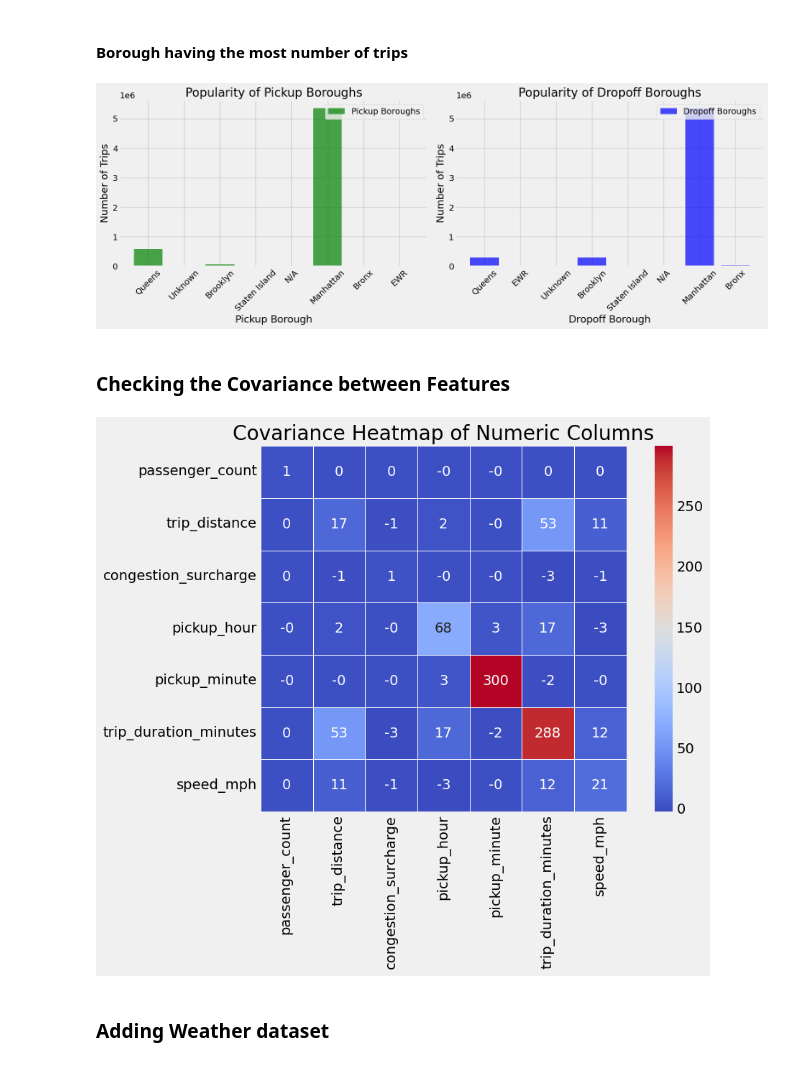
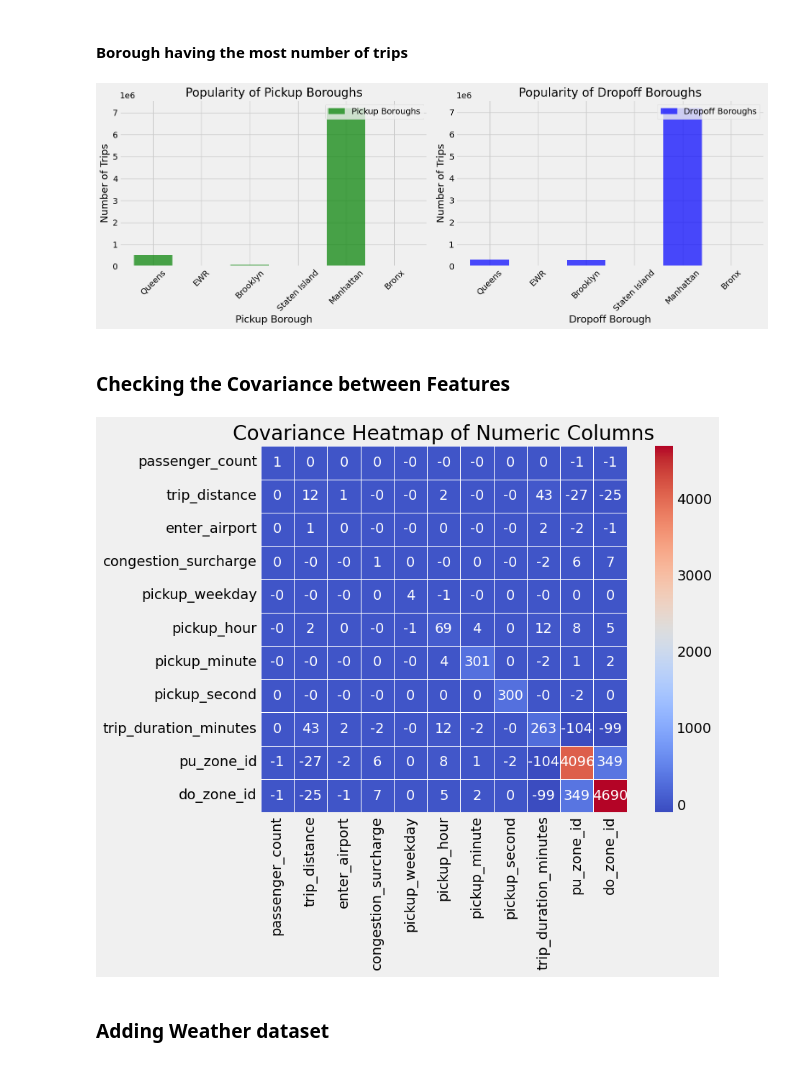
Before and after one commit to nhhongan/nyc_yellow_taxi_eta, a Jupyter notebook: notebook/eda_processing.ipynb, the cells around one changed output. Drawn from its saved outputs; the diff is of its cells as text; code cells hidden in the pictures.

```diff
--- a/notebook/eda_modelling_eta.ipynb
+++ b/notebook/eda_processing.ipynb
@@ -321,11 +331,11 @@ df = df.withColumn(
     "pickup_week_hour", F.col("pickup_weekday") * 24 + F.col("pickup_hour")  # 0 (Sunday midnight) to 167 (Saturday 11:00 PM)
 )
 
-df = df.withColumn(
-    "pickup_time",
-    F.concat(
-        F.lpad(F.col("pickup_hour"), 2, "0"), F.lit(":"),
-        F.lpad(F.col("pickup_minute"), 2, "0"), F.lit(":"),
-        F.lpad(F.col("pickup_second"), 2, "0")
-    )
-)
+# df = df.withColumn(
+#     "pickup_time",
+#     F.concat(
+#         F.lpad(F.col("pickup_hour"), 2, "0"), F.lit(":"),
+#         F.lpad(F.col("pickup_minute"), 2, "0"), F.lit(":"),
+#         F.lpad(F.col("pickup_second"), 2, "0")
+#     )
+# )
@@ -340,17 +363,17 @@ df = df.withColumn("dropoff_weekday", F.dayofweek(F.col("tpep_dropoff_datetime")
 df = df.withColumn("dropoff_month", F.month(F.col("tpep_dropoff_datetime")))
 df = df.withColumn("dropoff_day", F.day(F.col("tpep_dropoff_datetime")))
 
-df = df.withColumn(
-    "dropoff_time",
-    F.concat(
-        F.lpad(F.col("dropoff_hour"), 2, "0"), F.lit(":"),
-        F.lpad(F.col("dropoff_minute"), 2, "0"), F.lit(":"),
-        F.lpad(F.col("dropoff_second"), 2, "0")
-    )
-)
+# df = df.withColumn(
+#     "dropoff_time",
+#     F.concat(
+#         F.lpad(F.col("dropoff_hour"), 2, "0"), F.lit(":"),
+#         F.lpad(F.col("dropoff_minute"), 2, "0"), F.lit(":"),
+#         F.lpad(F.col("dropoff_second"), 2, "0")
+#     )
+# )
 
 df.select(
-    "pickup_date", "pickup_time" , "pickup_month", "pickup_day", "pickup_weekday", "pickup_hour", "pickup_minute", "pickup_second",
-    "pickup_week_hour", "dropoff_date", "dropoff_time" , "dropoff_month", "dropoff_day", "dropoff_hour", "dropoff_minute", "dropoff_second"
+    "pickup_date", "pickup_month", "pickup_day", "pickup_weekday", "pickup_hour", "pickup_minute", "pickup_second",
+    "pickup_week_hour", "dropoff_date", "dropoff_month", "dropoff_day", "dropoff_hour", "dropoff_minute", "dropoff_second"
 ).show(truncate=False)
 # %% [output]
@@ -480,3 +528,5 @@ only showing top 5 rows
+# %%
+df = df.drop("speed_mph")
 # %% [markdown]
 #### Visualize the Total trip duration throughout a day every day in July
 # %%
@@ -583,14 +656,14 @@ dropoff_borough_counts_pd = dropoff_borough_counts.toPandas()
 # %%
 fig, ax = plt.subplots(1, 2, figsize=(16, 6))
 
-ax[0].bar(pickup_borough_counts_pd['PU_Borough'], pickup_borough_counts_pd['count'], color='green', alpha=0.7, label='Pickup Boroughs')
+ax[0].bar(pickup_borough_counts_pd['pu_borough'], pickup_borough_counts_pd['count'], color='green', alpha=0.7, label='Pickup Boroughs')
 ax[0].set_xlabel('Pickup Borough')
 ax[0].set_ylabel('Number of Trips')
 ax[0].set_title('Popularity of Pickup Boroughs')
 ax[0].tick_params(axis='x', rotation=45)
 ax[0].legend(loc='upper right')
 
-ax[1].bar(dropoff_borough_counts_pd['DO_Borough'], dropoff_borough_counts_pd['count'], color='blue', alpha=0.7, label='Dropoff Boroughs')
+ax[1].bar(dropoff_borough_counts_pd['do_borough'], dropoff_borough_counts_pd['count'], color='blue', alpha=0.7, label='Dropoff Boroughs')
 ax[1].set_xlabel('Dropoff Borough')
 ax[1].set_ylabel('Number of Trips')
 ax[1].set_title('Popularity of Dropoff Boroughs')
@@ -600,36 +673,37 @@ ax[1].legend(loc='upper right')
 plt.tight_layout()
 plt.show()
 # %% [output]
-[figure, old version]
+[figure, new version]
 # %% [markdown]
 ### Checking the Covariance between Features
 # %%
 numeric_columns = [
-    "passenger_count", "trip_distance", "congestion_surcharge",
-    "pickup_hour", "pickup_minute", "trip_duration_minutes", "speed_mph"
+    "passenger_count", "trip_distance", "enter_airport", "congestion_surcharge",
+    "pickup_weekday", "pickup_hour", "pickup_minute", "pickup_second",
+    "trip_duration_minutes", "pu_zone_id", "do_zone_id"
 ]
 
 numeric_df = df.select(numeric_columns).sample(fraction=0.1, seed=42).toPandas()
 
 covariance_matrix = numeric_df.cov()
 
 plt.figure(figsize=(10, 8))
 sns.heatmap(
     covariance_matrix,
     annot=True,
     cmap="coolwarm",
     fmt=".0f",
     cbar=True,
     square=True,
     linewidths=0.5
 )
 plt.title("Covariance Heatmap of Numeric Columns")
 plt.xticks(rotation=90)
 plt.yticks(rotation=0)
 plt.tight_layout()
 plt.show()
 # %% [output]
-[figure, old version]
+[figure, new version]
 # %% [markdown]
 ### Adding Weather dataset
 # %%
```
Also changed, not shown: parts of 32 cells of this notebook, 1 other file.
